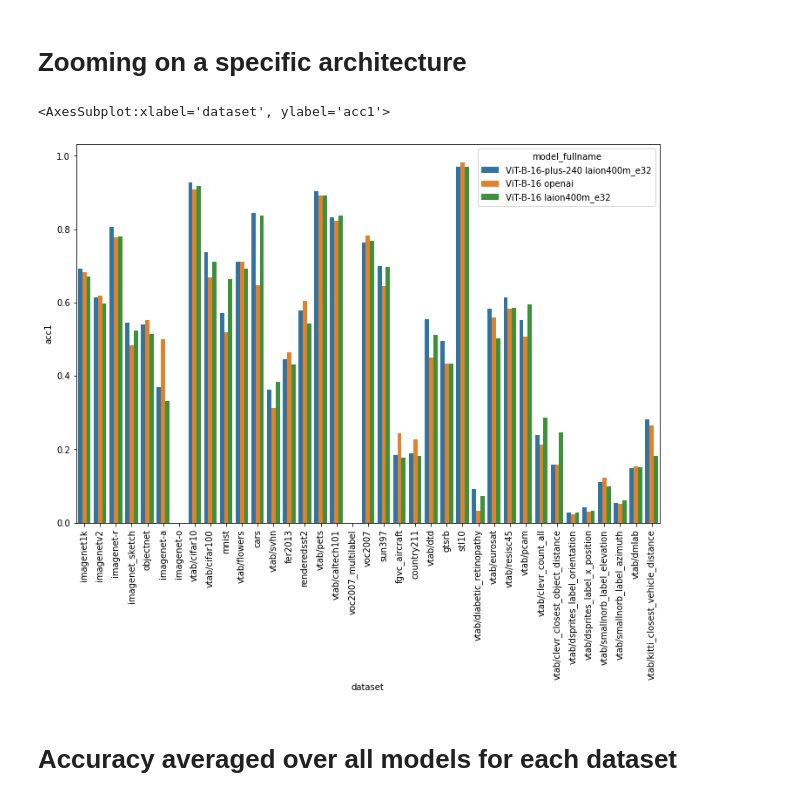
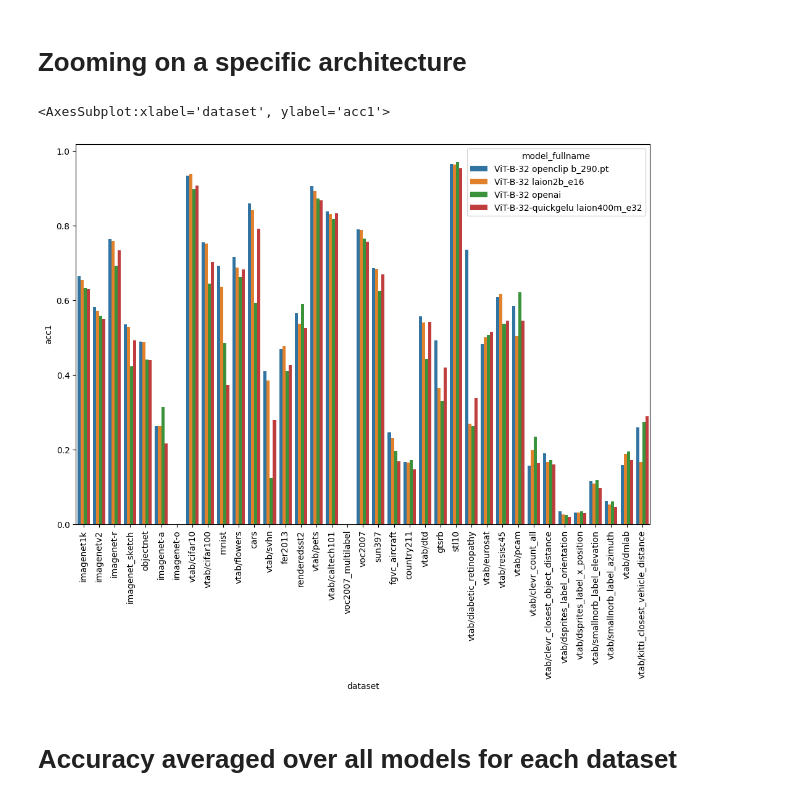
Before and after one commit to LAION-AI/CLIP_benchmark, a Jupyter notebook: benchmark/results.ipynb, the cells around one changed output. Saved outputs shown, nothing was run; the diff lists cells and outputs as text; code cells hidden in the pictures.

```diff
--- a/benchmark/results.ipynb
+++ b/benchmark/results.ipynb
@@ -49,6 +49,10 @@ dataset_type = {
 
     "vtab/dmlab": "structured",
     "vtab/kitti_closest_vehicle_distance": "structured",
+
+    "mscoco_captions": "retrieval",
+    "flickr8k": "retrieval",
+    "flickr30k": "retrieval",
 }
 
 def extract_arch(model):
@@ -60,6 +64,15 @@ vtab_plus = list(map(lambda s:s.strip(), open("datasets.txt").readlines()))
 df = df[df.dataset.isin(vtab_plus)]
 df.loc[:, "dataset_type"] = df.dataset.apply(lambda d:dataset_type[d])
 df.loc[:, "model_arch"] = df.model.apply(extract_arch)
+# %%
+df["model_fullname"]=df["model_fullname"].str.replace("/fsx/rom1504/open_clip/good_models/", "openclip ")
+df["model_fullname"]=df["model_fullname"].str.replace("/fsx/rwightman/", "openclip ")
+# %%
+df_retrieval = df[df["dataset_type"] == "retrieval"]
+df = df[df["dataset_type"] != "retrieval"]
+df = df.drop(["image_retrieval_recall@5", "text_retrieval_recall@5"], axis=1)
+
+dataset_type = {k:v for k,v in dataset_type.items() if v != "retrieval"}
 # %% [markdown]
 # Accuracy of all models on all datasets
 # %%
@@ -82,18 +95,18 @@ ax
 # %%
 fig = plt.figure(figsize=(12,8))
 order = list(dataset_type.keys())
-d = df[df.model_arch=="ViT-B-16"]
+d = df[df.model_arch=="ViT-B-32"]
 ax = sns.barplot(
     x="dataset", y="acc1",
     data=d,
     order=order,
     hue="model_fullname"
 )
 ax.set_xticklabels(ax.get_xticklabels(),rotation = 90)
 ax
 # %% [output]
 <AxesSubplot:xlabel='dataset', ylabel='acc1'>
-[figure, old version]
+[figure, new version]
 # %% [markdown]
 # Accuracy averaged over all models for each dataset
 # %%
```
Also changed, not shown: parts of 16 cells of this notebook, 2 other files.
